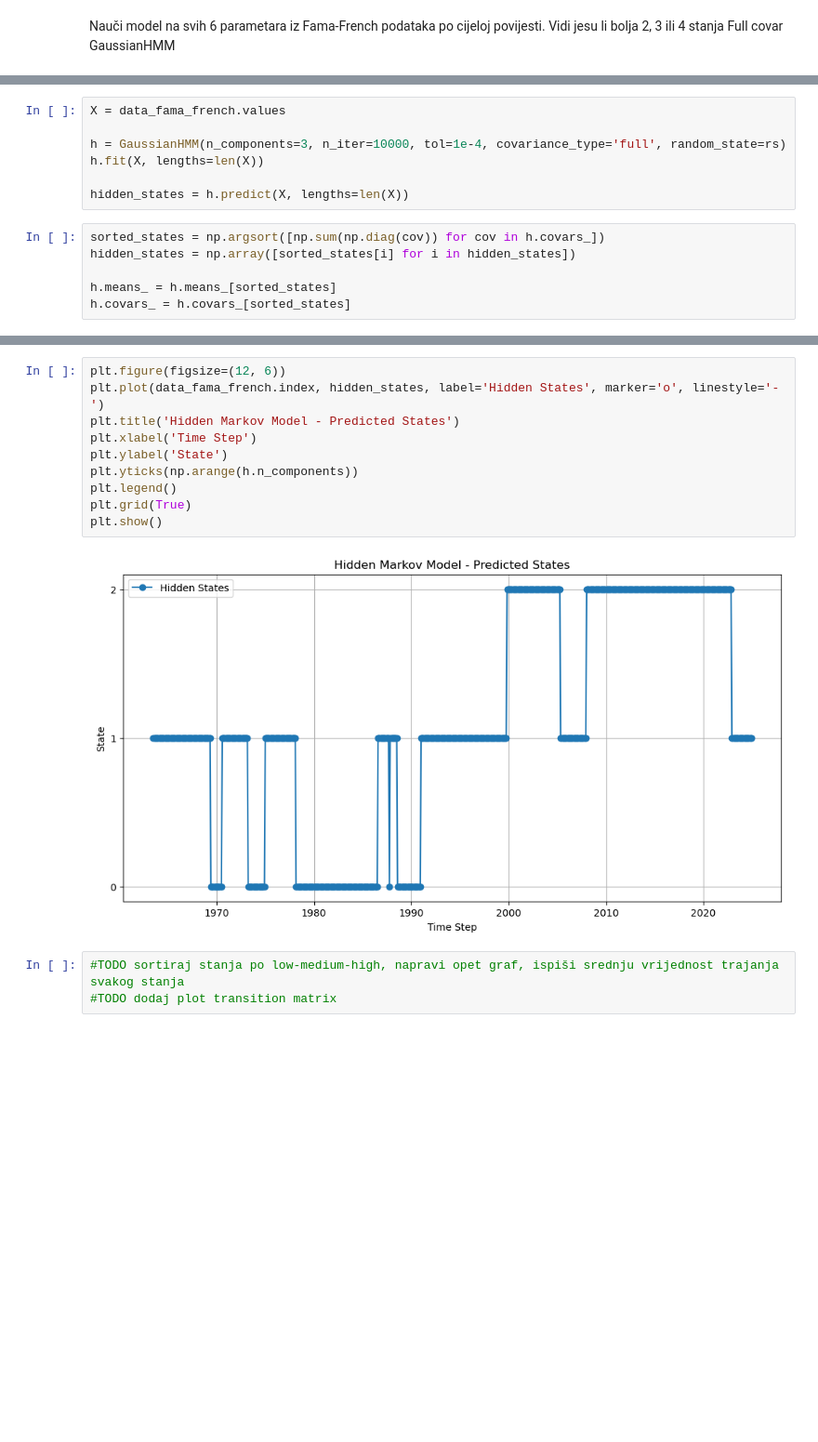
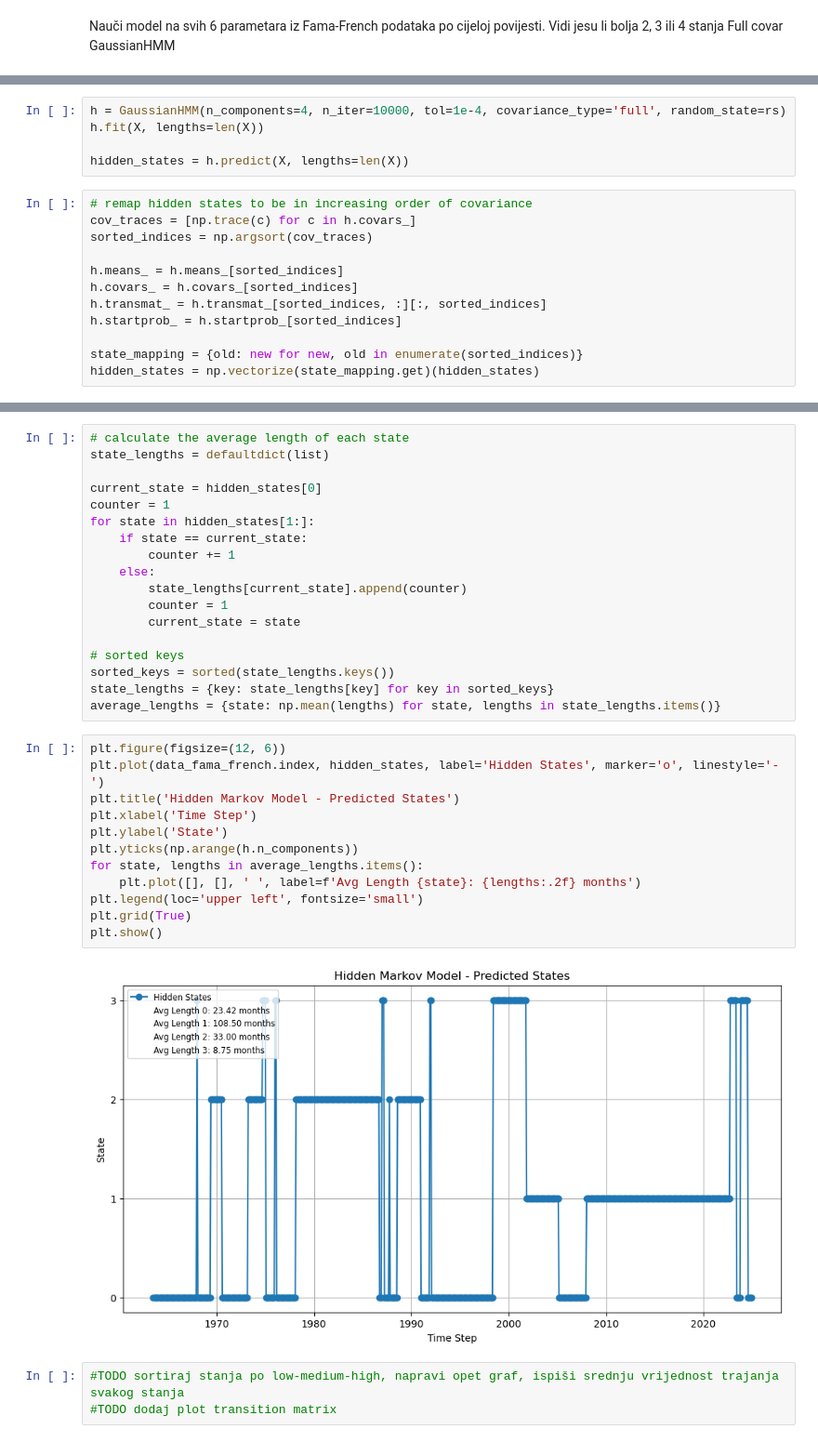
Before and after one commit to evucelic/HMM-Market-Regime-Estimation, a Jupyter notebook: main.ipynb, the cells around one changed output, grey strips where cells are left out. Shown at 93% size. Cells and saved outputs as stored; diff of their text form; blank space fills up the shorter version.

```diff
--- a/main.ipynb
+++ b/main.ipynb
@@ -147,16 +177,20 @@ Zaključujemo da je 3 optimalan broj stanja
 # %%
-X = data_fama_french.values
-
-h = GaussianHMM(n_components=3, n_iter=10000, tol=1e-4, covariance_type='full', random_state=rs)
+h = GaussianHMM(n_components=4, n_iter=10000, tol=1e-4, covariance_type='full', random_state=rs)
 h.fit(X, lengths=len(X))
 
 hidden_states = h.predict(X, lengths=len(X))
-# %%
-sorted_states = np.argsort([np.sum(np.diag(cov)) for cov in h.covars_])
-hidden_states = np.array([sorted_states[i] for i in hidden_states])
-
-h.means_ = h.means_[sorted_states]
-h.covars_ = h.covars_[sorted_states]
+# %%
+# remap hidden states to be in increasing order of covariance
+cov_traces = [np.trace(c) for c in h.covars_]
+sorted_indices = np.argsort(cov_traces)
+
+h.means_ = h.means_[sorted_indices]
+h.covars_ = h.covars_[sorted_indices]
+h.transmat_ = h.transmat_[sorted_indices, :][:, sorted_indices]
+h.startprob_ = h.startprob_[sorted_indices]
+
+state_mapping = {old: new for new, old in enumerate(sorted_indices)}
+hidden_states = np.vectorize(state_mapping.get)(hidden_states)
 # %%
 covariance_matrices = h.covars_
 
@@ -180,15 +214,35 @@ plt.show()
+# %%
+# calculate the average length of each state
+state_lengths = defaultdict(list)
+
+current_state = hidden_states[0]
+counter = 1
+for state in hidden_states[1:]:
+    if state == current_state:
+        counter += 1
+    else:
+        state_lengths[current_state].append(counter)
+        counter = 1
+        current_state = state
+
+# sorted keys
+sorted_keys = sorted(state_lengths.keys())
+state_lengths = {key: state_lengths[key] for key in sorted_keys}
+average_lengths = {state: np.mean(lengths) for state, lengths in state_lengths.items()}
 # %%
 plt.figure(figsize=(12, 6))
 plt.plot(data_fama_french.index, hidden_states, label='Hidden States', marker='o', linestyle='-')
 plt.title('Hidden Markov Model - Predicted States')
 plt.xlabel('Time Step')
 plt.ylabel('State')
 plt.yticks(np.arange(h.n_components))
-plt.legend()
+for state, lengths in average_lengths.items():
+    plt.plot([], [], ' ', label=f'Avg Length {state}: {lengths:.2f} months')
+plt.legend(loc='upper left', fontsize='small')
 plt.grid(True)
 plt.show()
 # %% [output]
-[figure, old version]
+[figure, new version]
 # %%
 #TODO sortiraj stanja po low-medium-high, napravi opet graf, ispiši srednju vrijednost trajanja svakog stanja
 #TODO dodaj plot transition matrix
```
Also changed, not shown: parts of 7 cells of this notebook.
